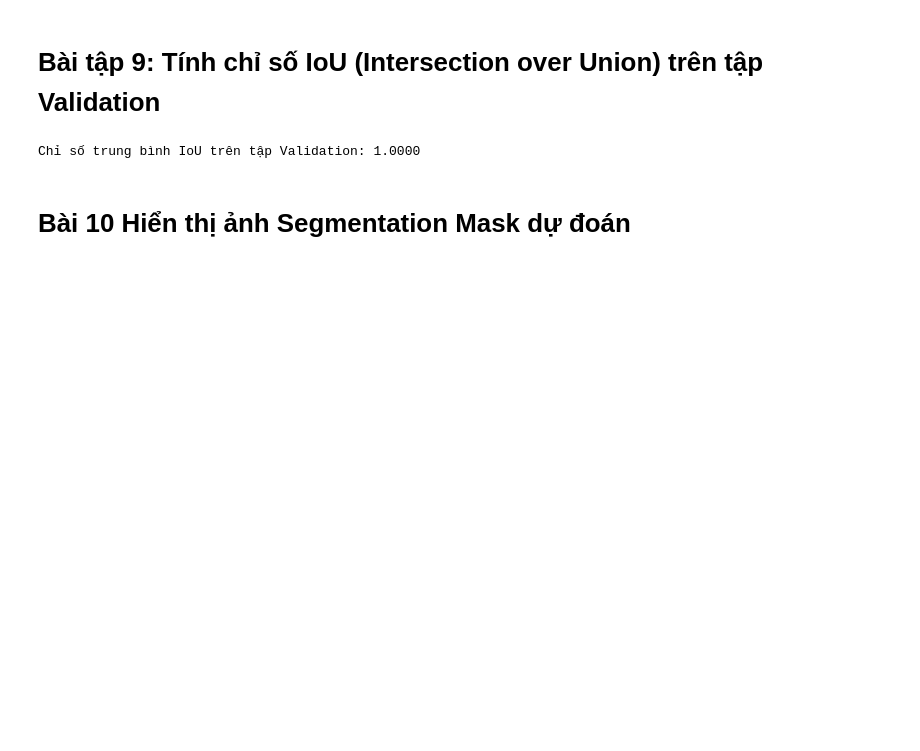
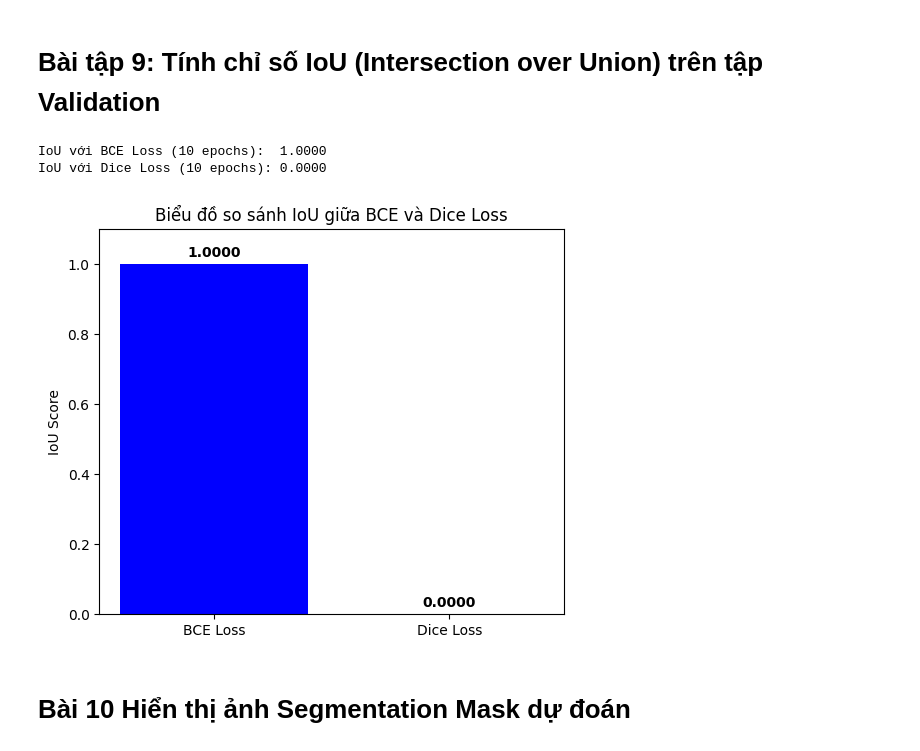
Before and after one commit to reihakuro/machine-learning-lab, a Jupyter notebook: semantic_segmentation/carvana.ipynb, the cells around one changed output. Drawn from its saved outputs; the diff is of its cells as text; code cells hidden in the pictures; blank space fills up the shorter version.

```diff
--- a/semantic_segmentation/carvana.ipynb
+++ b/semantic_segmentation/carvana.ipynb
@@ -239,33 +239,46 @@ Epoch 4/5 - Loss (Dice): 0.9923
 Epoch 5/5 - Loss (Dice): 0.9923
 # %% [markdown]
 # Bài tập 9: Tính chỉ số IoU (Intersection over Union) trên tập Validation
-# %%
-import numpy as np
-
-def compute_iou(pred, mask):
-    intersection = np.logical_and(pred, mask).sum()
-    union = np.logical_or(pred, mask).sum()
-    if union == 0:
-        return 1.0
-    return intersection / union
-
-model.eval()
-all_ious = []
-
-with torch.no_grad():
-    for images, masks in val_loader:
-        images = images.to(device)
-        preds = model(images)
-
-        preds_np = (preds.squeeze(1).cpu().numpy() > 0.5).astype(bool)
-        masks_np = (masks.squeeze(1).cpu().numpy() > 0.5).astype(bool)
-
-        for i in range(preds_np.shape[0]):
-            iou_score = compute_iou(preds_np[i], masks_np[i])
-            all_ious.append(iou_score)
-
-print(f"Chỉ số trung bình IoU trên tập Validation: {np.mean(all_ious):.4f}")
-# %% [output]
-Chỉ số trung bình IoU trên tập Validation: 1.0000
+# %%
+import numpy as np
+
+def compute_iou(pred, mask):
+    pred_bin = pred > 0.5
+    mask_bin = mask > 0.5
+    intersection = (pred_bin & mask_bin).sum().float()
+    union = (pred_bin | mask_bin).sum().float()
+    if union == 0: return 1.0
+    return (intersection / union).item()
+
+def evaluate_model(model, loader):
+    model.eval()
+    total_iou = 0.0
+    count = 0
+    with torch.no_grad():
+        for imgs, masks in loader:
+            imgs, masks = imgs.to(device), masks.to(device)
+            preds = model(imgs)
+            for i in range(imgs.size(0)):
+                total_iou += compute_iou(preds[i], masks[i])
+                count += 1
+    return total_iou / count
+
+iou_bce = evaluate_model(model, val_loader)
+iou_dice = evaluate_model(model_dice, val_loader)
+print(f'IoU với BCE Loss (10 epochs):  {iou_bce:.4f}')
+print(f'IoU với Dice Loss (10 epochs): {iou_dice:.4f}')
+
+plt.figure(figsize=(6, 5))
+plt.bar(['BCE Loss', 'Dice Loss'], [iou_bce, iou_dice], color=['blue', 'orange'])
+plt.title('Biểu đồ so sánh IoU giữa BCE và Dice Loss')
+plt.ylabel('IoU Score')
+plt.ylim(0, 1.1)
+for i, v in enumerate([iou_bce, iou_dice]):
+    plt.text(i, v + 0.02, f'{v:.4f}', ha='center', fontweight='bold')
+plt.show()
+# %% [output]
+IoU với BCE Loss (10 epochs):  1.0000
+IoU với Dice Loss (10 epochs): 0.0000
+[figure, added]
 # %% [markdown]
 # Bài 10 Hiển thị ảnh Segmentation Mask dự đoán
```
Also changed, not shown: parts of 12 cells of this notebook.
